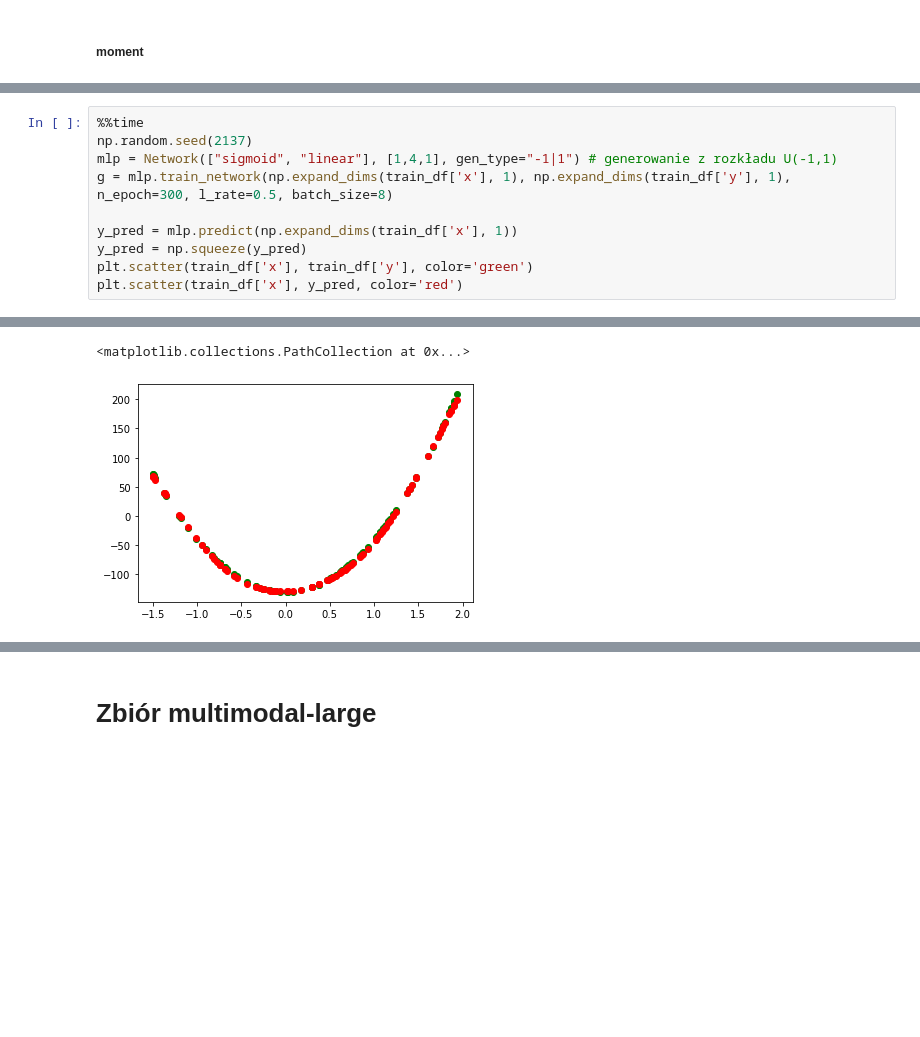
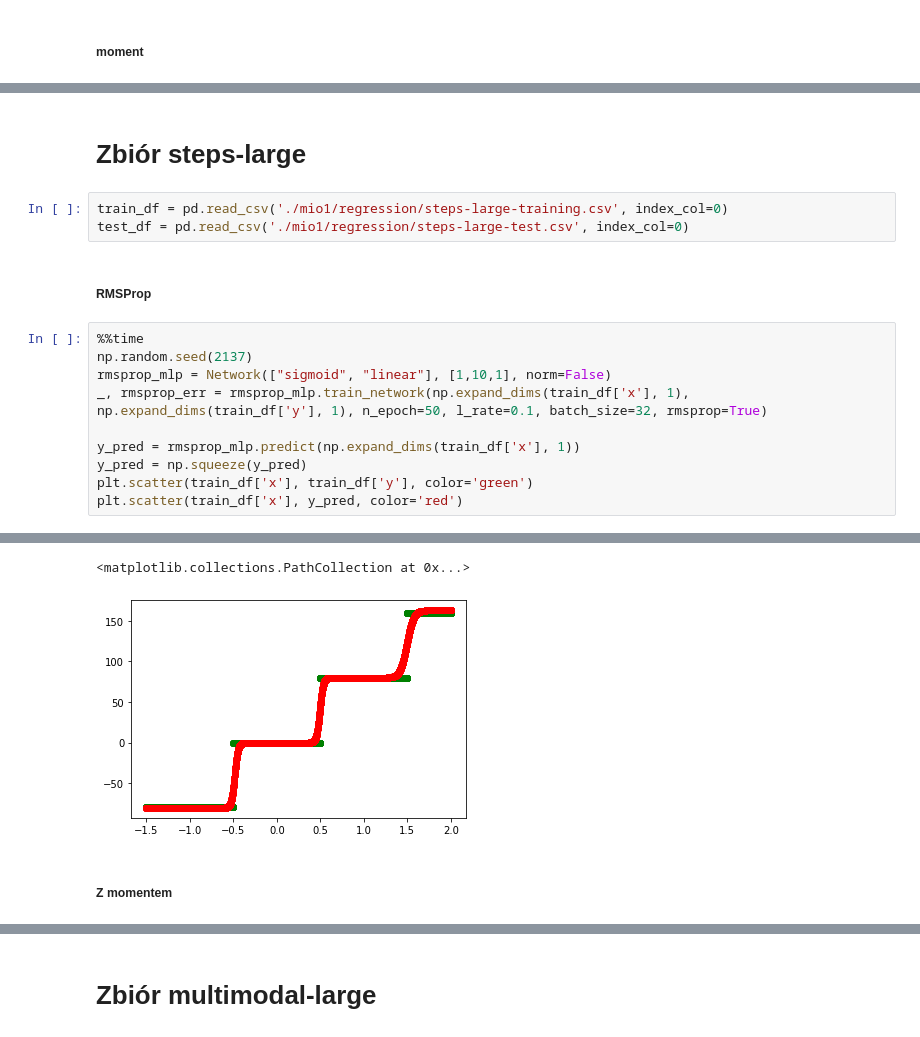
Before and after one commit to niladrem/mioad, a Jupyter notebook: lab03.ipynb, the cells around one changed output, grey strips where cells are left out. Drawn from its saved outputs; the diff is of its cells as text; blank space fills up the shorter version.

```diff
--- a/lab03.ipynb
+++ b/lab03.ipynb
@@ -397,10 +397,17 @@ get_score(momentum_mlp, test_df)
+# %% [markdown]
+# Zbiór steps-large
+# %%
+train_df = pd.read_csv('./mio1/regression/steps-large-training.csv', index_col=0)
+test_df = pd.read_csv('./mio1/regression/steps-large-test.csv', index_col=0)
+# %% [markdown]
+##### RMSProp
 # %%
 %%time
 np.random.seed(2137)
-mlp = Network(["sigmoid", "linear"], [1,4,1], gen_type="-1|1") # generowanie z rozkładu U(-1,1)
-g = mlp.train_network(np.expand_dims(train_df['x'], 1), np.expand_dims(train_df['y'], 1), n_epoch=300, l_rate=0.5, batch_size=8)
+rmsprop_mlp = Network(["sigmoid", "linear"], [1,10,1], norm=False)
+_, rmsprop_err = rmsprop_mlp.train_network(np.expand_dims(train_df['x'], 1), np.expand_dims(train_df['y'], 1), n_epoch=50, l_rate=0.1, batch_size=32, rmsprop=True)
 
-y_pred = mlp.predict(np.expand_dims(train_df['x'], 1))
+y_pred = rmsprop_mlp.predict(np.expand_dims(train_df['x'], 1))
 y_pred = np.squeeze(y_pred)
 plt.scatter(train_df['x'], train_df['y'], color='green')
 plt.scatter(train_df['x'], y_pred, color='red')
@@ -410,2 +417,4 @@ Wall time: 2.23 s
 <matplotlib.collections.PathCollection at 0x...>
-[figure, old version]
+[figure, new version]
+# %% [markdown]
+##### Z momentem
```
Also changed, not shown: parts of 62 cells of this notebook.
